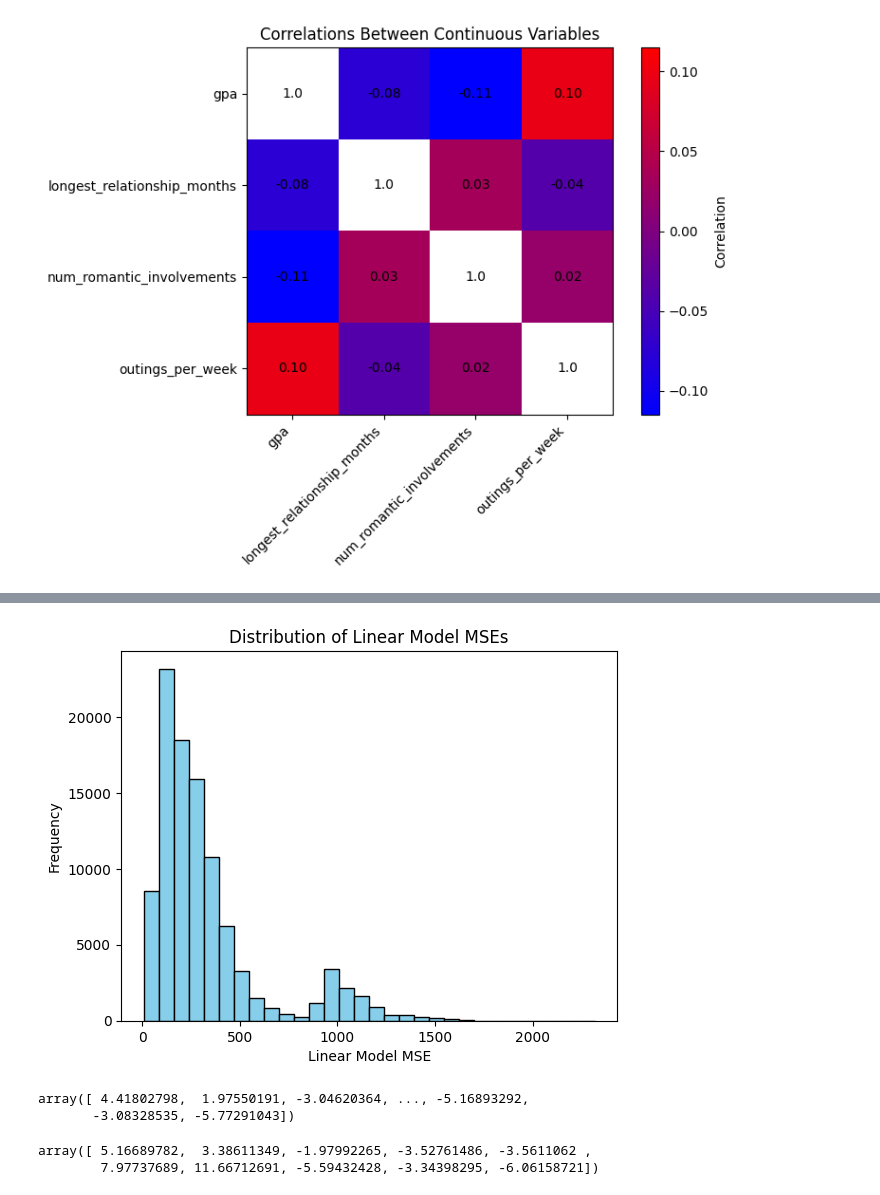
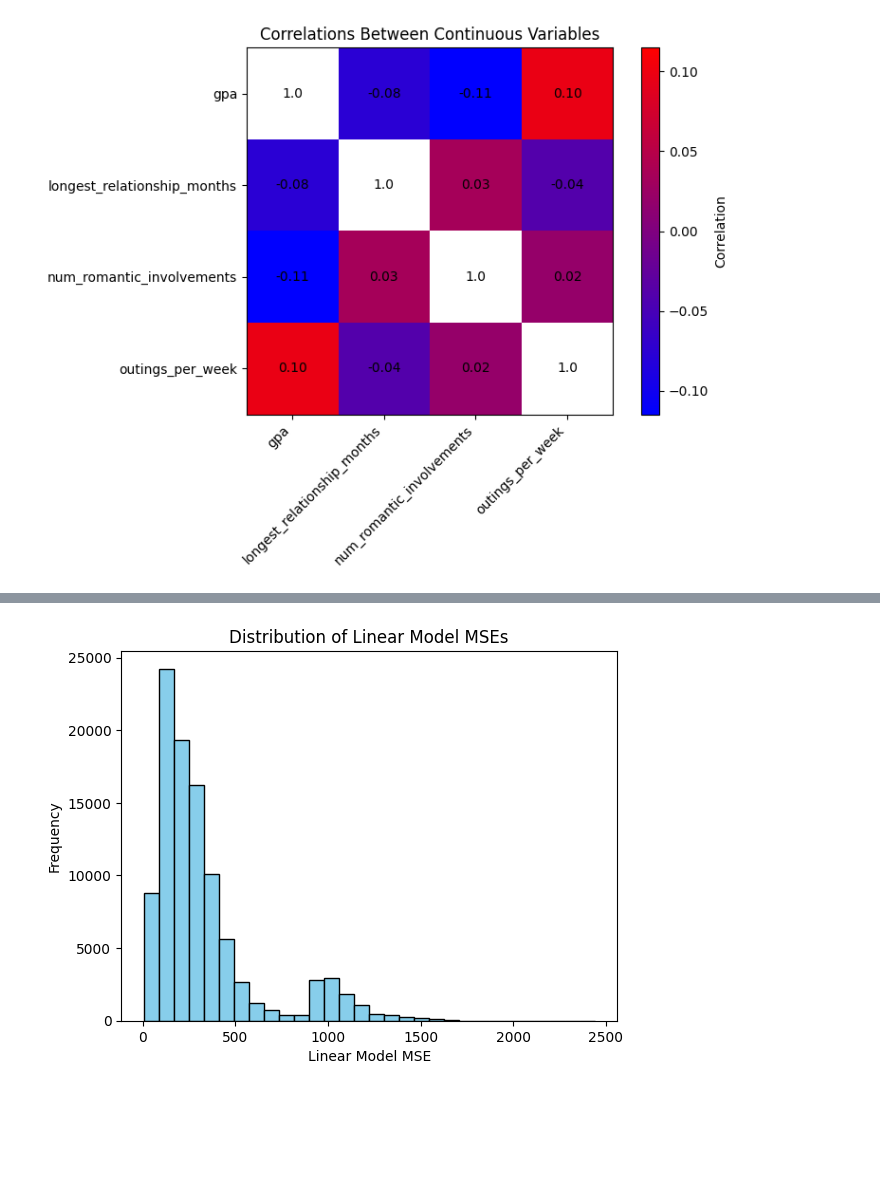
Before and after one commit to snigdhapodugu/dsc190-project, a Jupyter notebook: rq2/linreg_analysis.ipynb, the cells around one changed output, grey strips where cells are left out. Saved outputs shown, nothing was run; the diff lists cells and outputs as text; code cells hidden in the pictures; blank space fills up the shorter version.

```diff
--- a/rq2/linreg_analysis.ipynb
+++ b/rq2/linreg_analysis.ipynb
@@ -112,3 +89,27 @@ support_mask = np.array([False] * X.shape[1])
 support_mask[(supports).argsort()[:10]] = np.array([True] * 10)
 restricted_X = X[X.columns[support_mask]]
 restricted_X
+# %%
+naive_MSE = []
+coef_dist = []
+linear_MSE = []
+
+for x in range(100000):
+    X_train, X_test, y_train, y_test = train_test_split(
+        X.fillna(0), y, test_size=0.1
+    )
+    naive_pred = [y_train.mean()] * len(y_test)
+    naive_MSE += [mean_squared_error(y_test, naive_pred)]
+
+    restricted_X_train, restricted_X_test, y_train, y_test = train_test_split(
+        restricted_X.fillna(0), y, test_size=0.1
+    )
+    model = LinearRegression()
+    model.fit(restricted_X_train, y_train)
+    linear_pred = model.predict(restricted_X_test)
+    linear_MSE += [mean_squared_error(y_test, linear_pred)]
+    coef_dist += [model.coef_]
+
+naive_MSE = np.array(naive_MSE)
+linear_MSE = np.array(linear_MSE)
+coef_dist = np.array(coef_dist)
@@ -115,33 +124,8 @@ restricted_X
 # %%
-coef_dist = []
-linear_MSE = []
-for x in range(100000):
-    restricted_X_train, restricted_X_test, y_train, y_test = train_test_split(
-        restricted_X.fillna(0), y, test_size=0.1
-    )
-    # Could add distributions for MSEs of the different models
-    model = LinearRegression()
-    model.fit(restricted_X_train, y_train)
-    linear_pred = model.predict(restricted_X_test)
-    linear_MSE += [mean_squared_error(y_test, linear_pred)]
-    coef_dist += model.coef_
-
-coef_dist = np.array(coef_dist)
-linear_MSE = np.array(linear_MSE)
 plt.hist(linear_MSE, bins=30, color='skyblue', edgecolor='black')
 plt.xlabel('Linear Model MSE')
 plt.ylabel('Frequency')
 plt.title('Distribution of Linear Model MSEs')
 plt.show()
 # %% [output]
-[figure, old version]
+[figure, new version]
-# %%
-coef_dist
-# %% [output]
-array([ 4.41802798,  1.97550191, -3.04620364, ..., -5.16893292,
-       -3.08328535, -5.77291043])
-# %%
-coef_matrix = coef_dist.reshape((100000, 10))
-# %% [output]
-array([ 5.16689782,  3.38611349, -1.97992265, -3.52761486, -3.5611062 ,
-        7.97737689, 11.66712691, -5.59432428, -3.34398295, -6.06158721])
```
Also changed, not shown: parts of 5 cells of this notebook, 1 other file.
